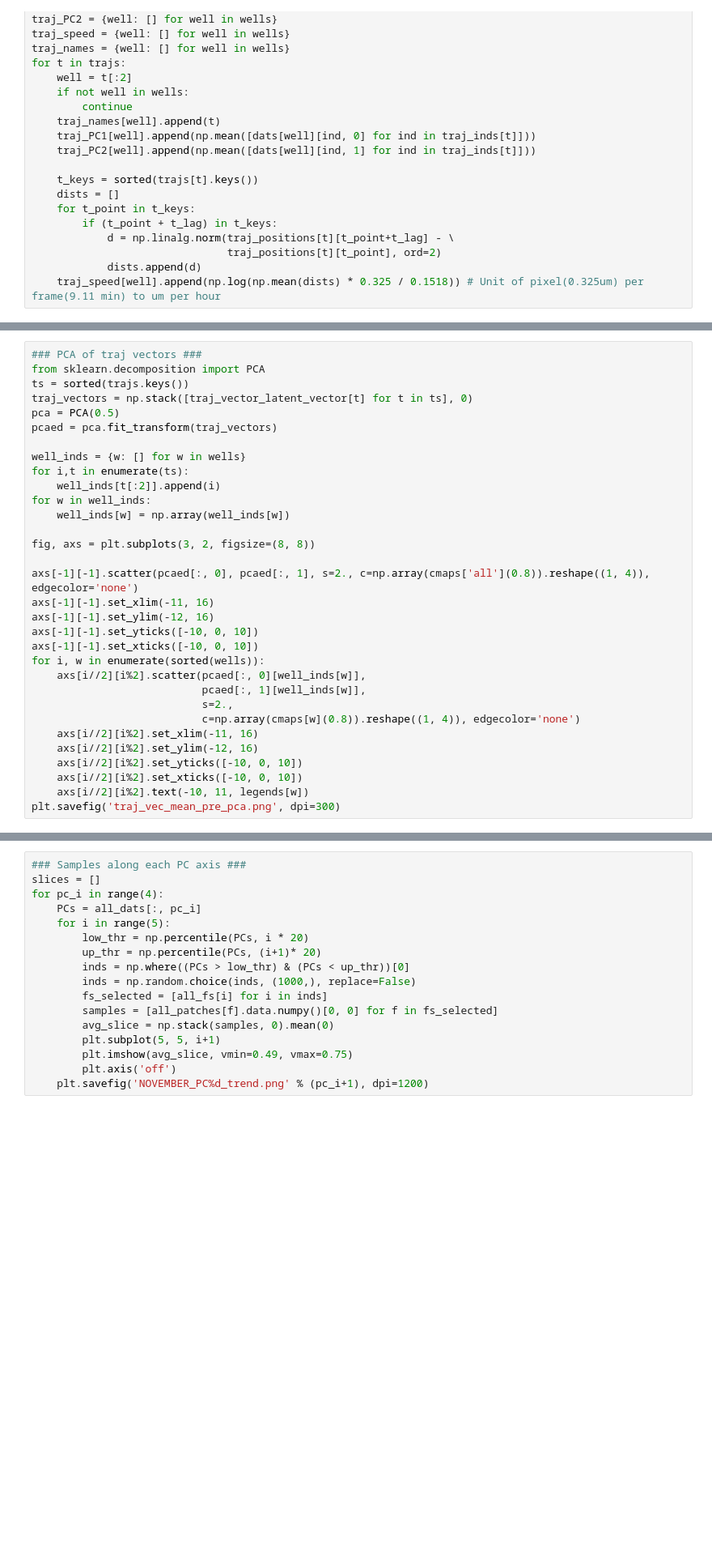
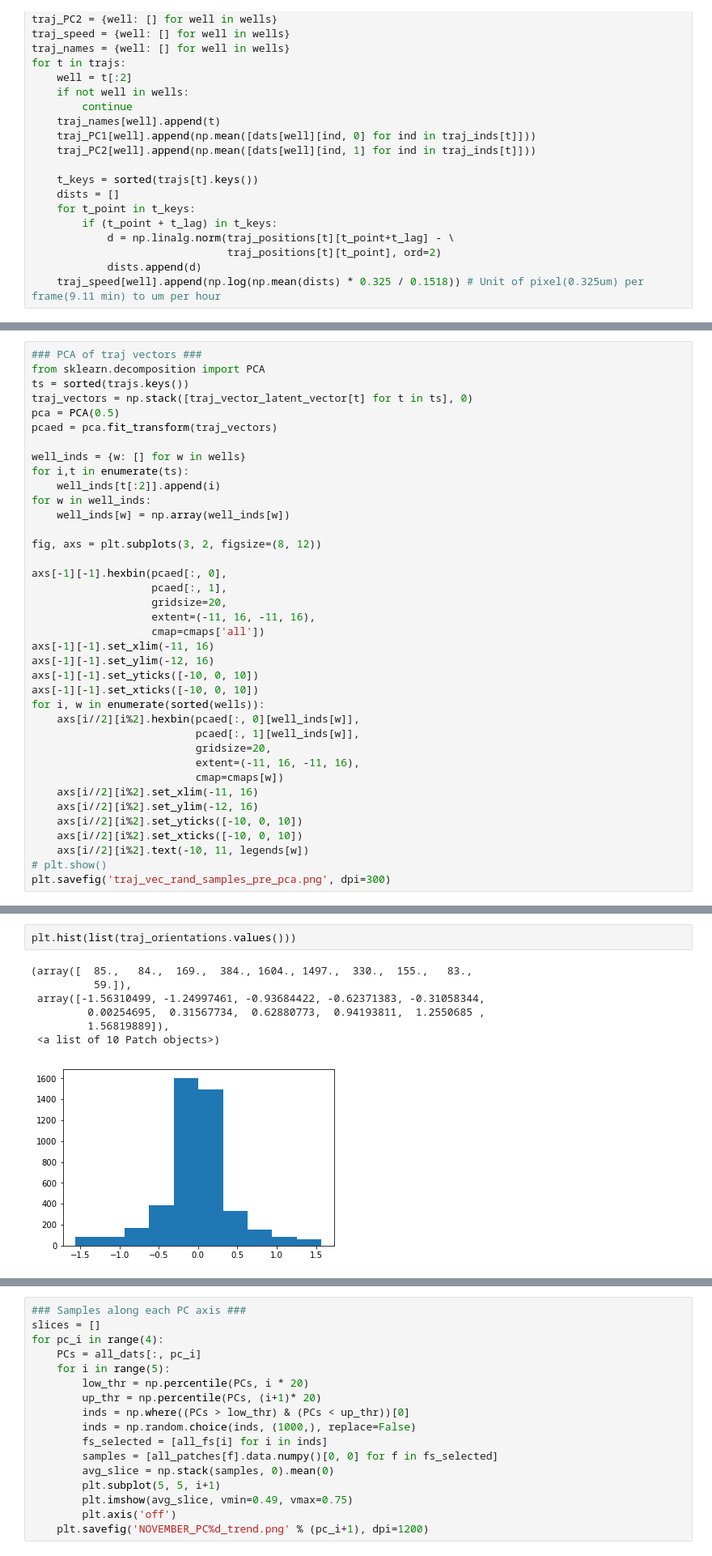
Before and after one commit to mehta-lab/dynamorph, a Jupyter notebook: NOVEMBER_Analysis.ipynb, the cells around one changed output, grey strips where cells are left out. Shown at 81% size. Cells and saved outputs as stored; diff of their text form; blank space fills up the shorter version.

```diff
--- a/NOVEMBER_Analysis.ipynb
+++ b/NOVEMBER_Analysis.ipynb
@@ -259,21 +273,27 @@ for i,t in enumerate(ts):
 for w in well_inds:
     well_inds[w] = np.array(well_inds[w])
 
-fig, axs = plt.subplots(3, 2, figsize=(8, 8))
+fig, axs = plt.subplots(3, 2, figsize=(8, 12))
 
-axs[-1][-1].scatter(pcaed[:, 0], pcaed[:, 1], s=2., c=np.array(cmaps['all'](0.8)).reshape((1, 4)), edgecolor='none')
+axs[-1][-1].hexbin(pcaed[:, 0],
+                   pcaed[:, 1],
+                   gridsize=20,
+                   extent=(-11, 16, -11, 16),
+                   cmap=cmaps['all'])
 axs[-1][-1].set_xlim(-11, 16)
 axs[-1][-1].set_ylim(-12, 16)
 axs[-1][-1].set_yticks([-10, 0, 10])
 axs[-1][-1].set_xticks([-10, 0, 10])
 for i, w in enumerate(sorted(wells)):
-    axs[i//2][i%2].scatter(pcaed[:, 0][well_inds[w]],
-                           pcaed[:, 1][well_inds[w]],
-                           s=2.,
-                           c=np.array(cmaps[w](0.8)).reshape((1, 4)), edgecolor='none')
+    axs[i//2][i%2].hexbin(pcaed[:, 0][well_inds[w]],
+                          pcaed[:, 1][well_inds[w]],
+                          gridsize=20,
+                          extent=(-11, 16, -11, 16),
+                          cmap=cmaps[w])
     axs[i//2][i%2].set_xlim(-11, 16)
     axs[i//2][i%2].set_ylim(-12, 16)
     axs[i//2][i%2].set_yticks([-10, 0, 10])
     axs[i//2][i%2].set_xticks([-10, 0, 10])
     axs[i//2][i%2].text(-10, 11, legends[w])
-plt.savefig('traj_vec_mean_pre_pca.png', dpi=300)
+# plt.show()
+plt.savefig('traj_vec_rand_samples_pre_pca.png', dpi=300)
@@ -333,3 +373,13 @@ for t in traj_inds:
+# %%
+plt.hist(list(traj_orientations.values()))
+# %% [output]
+(array([  85.,   84.,  169.,  384., 1604., 1497.,  330.,  155.,   83.,
+          59.]),
+ array([-1.56310499, -1.24997461, -0.93684422, -0.62371383, -0.31058344,
+         0.00254695,  0.31567734,  0.62880773,  0.94193811,  1.2550685 ,
+         1.56819889]),
+ <a list of 10 Patch objects>)
+[figure, added]
 # %%
 ### Calculate Cell Sizes ###
 cell_sizes = {}
```
Also changed, not shown: parts of 22 cells of this notebook.
